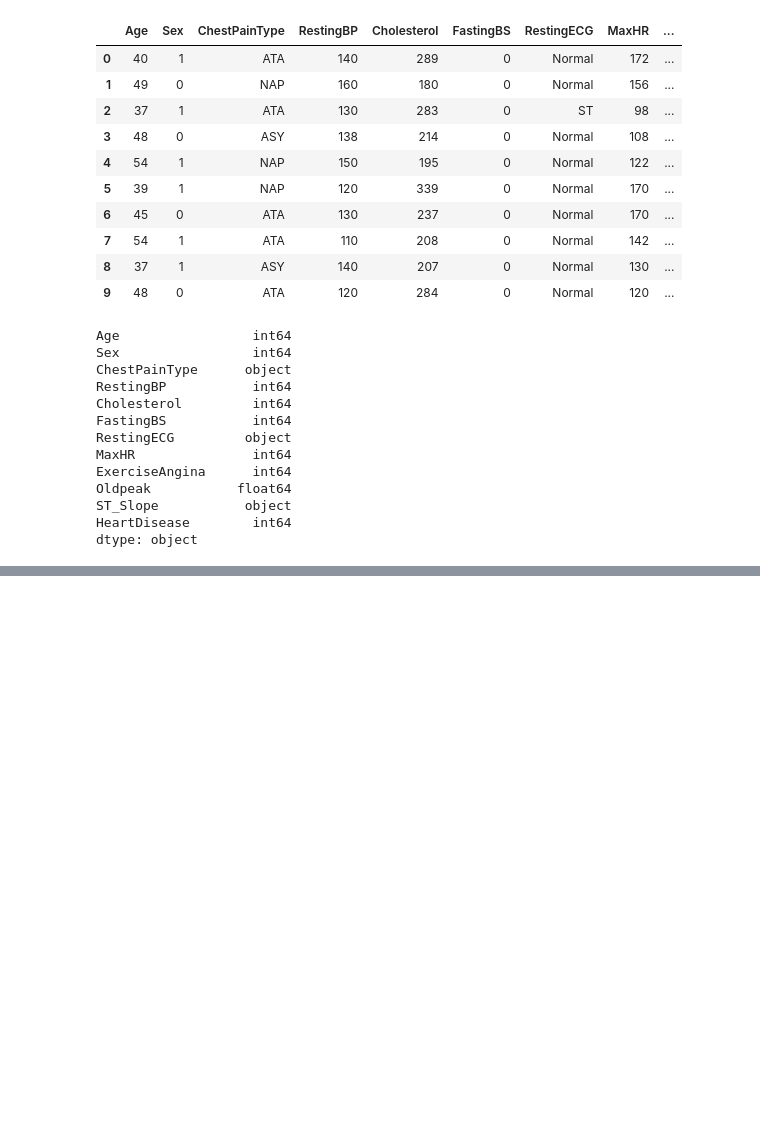
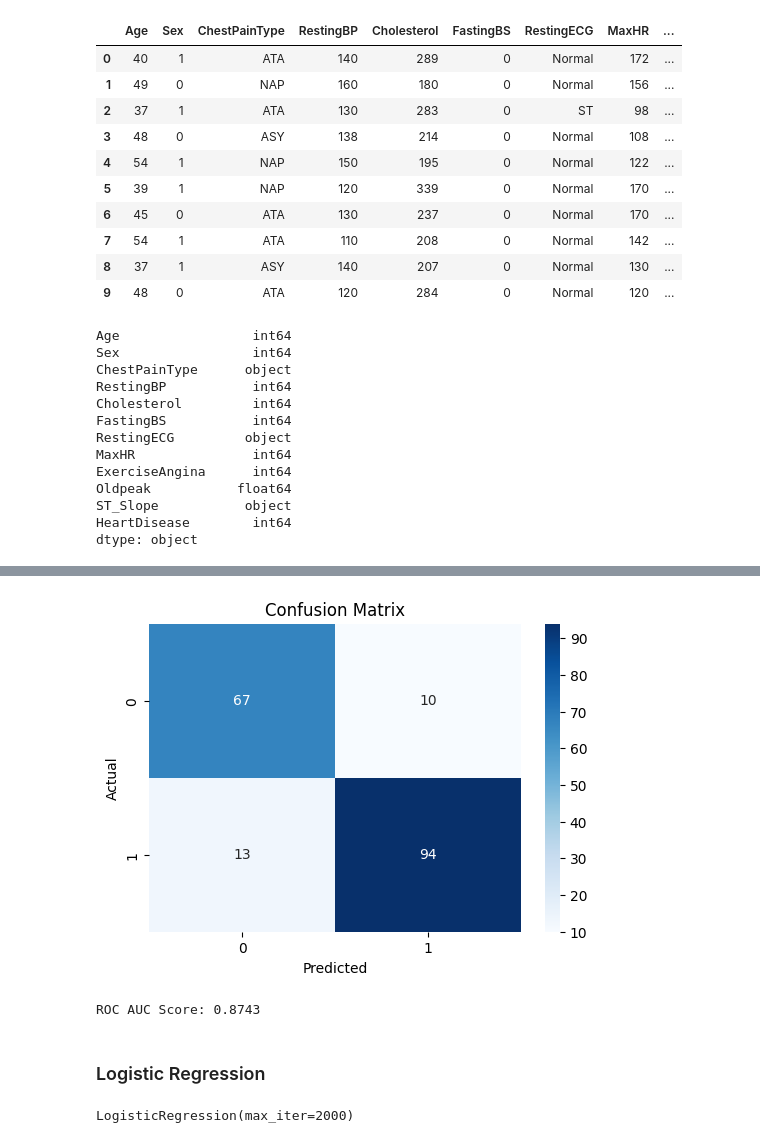
Before and after one commit to HaiderABB/heart-failure-prediction, a Jupyter notebook: src/heart-failure-prediction.ipynb, the cells around one changed output, grey strips where cells are left out. Saved outputs shown, nothing was run; the diff lists cells and outputs as text; code cells hidden in the pictures; blank space fills up the shorter version.

Commit message:
Linear models complete

```diff
--- a/src/heart-failure-prediction.ipynb
+++ b/src/heart-failure-prediction.ipynb
@@ -182,0 +192,12 @@ plt.show()
+# %%
+x = df_linear.drop(columns=['HeartDisease'])
+y = df_linear['HeartDisease']
+
+x_train, x_test, y_train, y_test = train_test_split(x, y, test_size=0.2, random_state=42)
+# %%
+scaler = StandardScaler()
+x_train_svm_scaled = scaler.fit_transform(x_train)
+x_test_svm_scaled = scaler.transform(x_test)
+# %%
+model = SVC(kernel='rbf', C=1, gamma='scale')  # You can tune C and gamma later
+model.fit(x_train_svm_scaled, y_train)
@@ -182,0 +206,5 @@ plt.show()
+# %%
+y_pred = model.predict(x_test_svm)
+
+print("Confusion Matrix:\n", confusion_matrix(y_test_svm, y_pred))
+print("\nClassification Report:\n", classification_report(y_test_svm, y_pred))
@@ -182,0 +225,28 @@ plt.show()
+# %%
+
+
+# Compute confusion matrix
+cm = confusion_matrix(y_test, y_pred)
+
+# Plot the heatmap
+plt.figure(figsize=(6, 4))
+sns.heatmap(cm, annot=True, fmt='d', cmap='Blues', xticklabels=[0, 1], yticklabels=[0, 1])
+
+plt.xlabel('Predicted')
+plt.ylabel('Actual')
+plt.title('Confusion Matrix')
+plt.show()
+# %% [output]
+[figure, added]
+# %%
+roc_auc = roc_auc_score(y_test, y_pred)
+print(f"ROC AUC Score: {roc_auc:.4f}")
+# %% [output]
+ROC AUC Score: 0.8743
+# %% [markdown]
+### Logistic Regression
+# %%
+logistic_model = LogisticRegression(max_iter=1000)
+logistic_model.fit(x_train, y_train)
+# %% [output]
+LogisticRegression(max_iter=2000)
```
Also changed, not shown: parts of 11 cells of this notebook.
